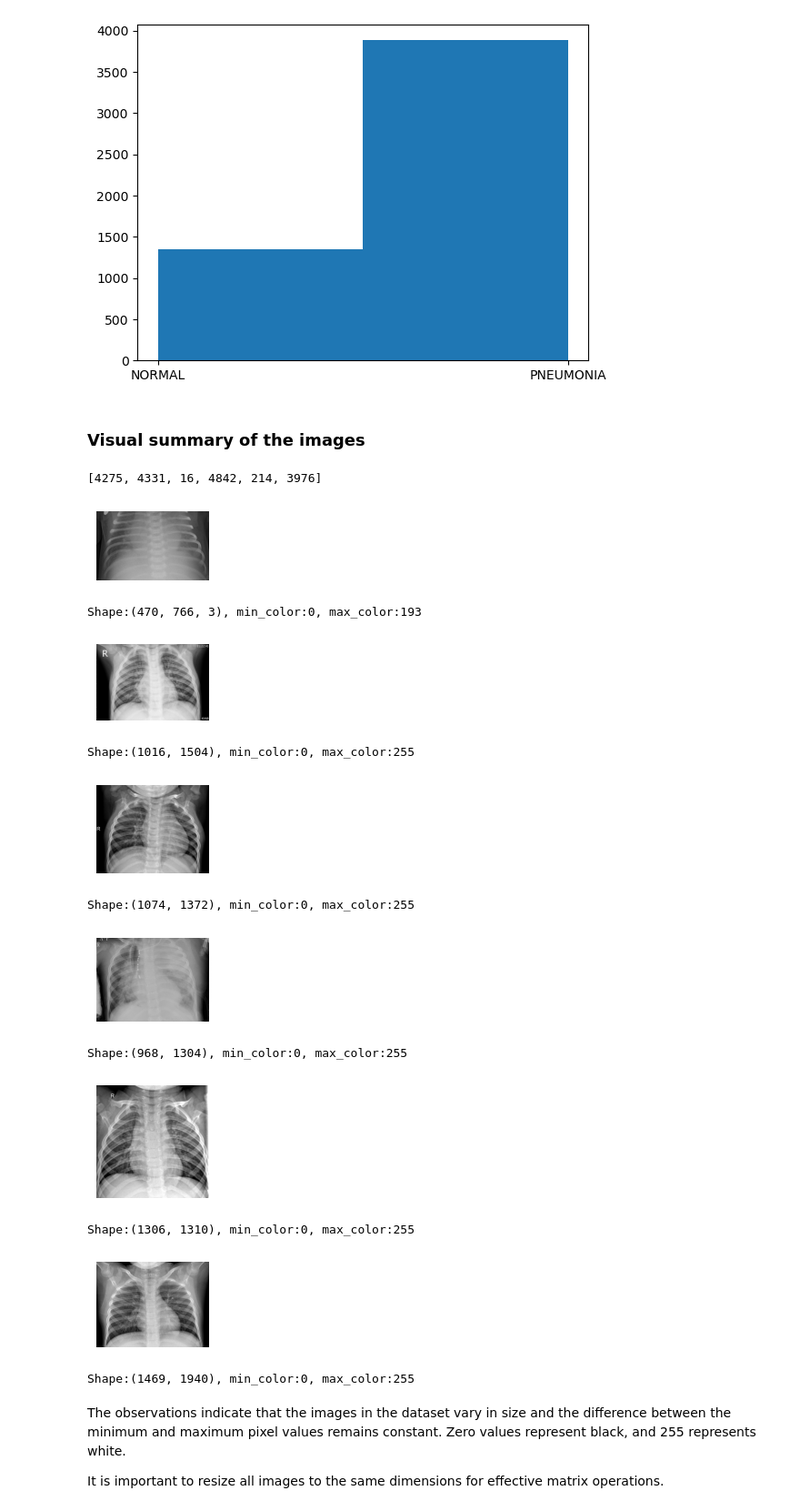
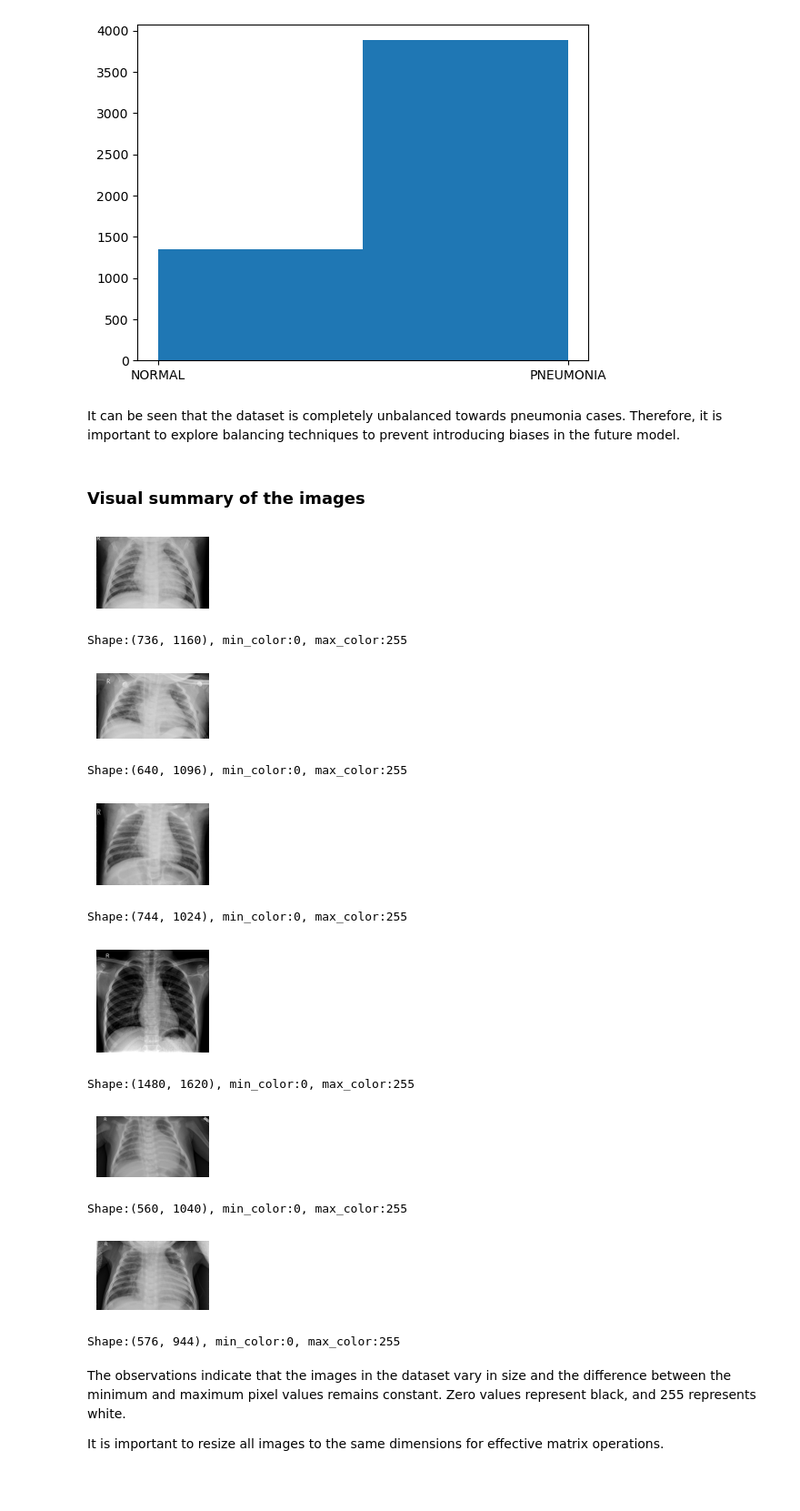
Before and after one commit to mmanzanomo/pytorch-CNN-pneumonia-detection, a Jupyter notebook: notebooks/exploratory/data_exploration.ipynb, the cells around one changed output. Shown at 91% size. Drawn from its saved outputs; the diff is of its cells as text; code cells hidden in the pictures; blank space fills up the shorter version.

```diff
--- a/notebooks/data_exploration.ipynb
+++ b/notebooks/exploratory/data_exploration.ipynb
@@ -42,0 +13,4 @@ The path ../../kaggle/pneumoniaDataset/chest_xray is valid.
+# %%
+path_dir = "../../kaggle/pneumoniaDataset/chest_xray"
+
+train_data_dir, test_data_dir = make_dataset.path_dataset(path_dir)
@@ -84,3 +30,0 @@ def load_chest_xray_data( data_directory ):
-# %%
-train_data_dir = os.path.join( path_dir, "train" )
-test_data_dir = os.path.join( path_dir, "test" )
@@ -95,6 +31,6 @@ test_data_dir
 # %%
-images, labels = load_chest_xray_data( train_data_dir )
-images_test, labels_test = load_chest_xray_data( test_data_dir )
+images, labels = make_dataset.load_chest_xray_data( train_data_dir )
+images_test, labels_test = make_dataset.load_chest_xray_data( test_data_dir )
 # %%
 print( "TRAINING SET" )
 print( "- Number of images: " + str( len(images) ))
@@ -144,38 +80,25 @@ plt.hist(np_labels, len(set(np_labels)))
 plt.show()
 # %% [output]
 [figure]
+# %% [markdown]
+It can be seen that the dataset is completely unbalanced towards pneumonia cases. Therefore, it is important to explore balancing techniques to prevent introducing biases in the future model.
 # %% [markdown]
 ### Visual summary of the images
-# %%
-random_images = random.sample(range(0, len(np_labels)), 6)
-random_images
-# %% [output]
-[4275, 4331, 16, 4842, 214, 3976]
-# %%
-for i in range(len(random_images)):
-    temp_image = np_images[random_images[i]]
-    plt.subplot(2, 3, i+1)
-    plt.axis("off")
-    # cmap="gray" to view in grayscale. (If not, take the color scale)
-    plt.imshow(temp_image, cmap="gray")
-    plt.subplots_adjust(wspace = 0.5)
-    plt.show()
-    print("Shape:{0}, min_color:{1}, max_color:{2}".format(temp_image.shape,
-                                               temp_image.min(),
-                                               temp_image.max()))
-# %% [output]
-[figure, removed]
-Shape:(470, 766, 3), min_color:0, max_color:193
-[figure, removed]
-Shape:(1016, 1504), min_color:0, max_color:255
-[figure, removed]
-Shape:(1074, 1372), min_color:0, max_color:255
-[figure, removed]
-Shape:(968, 1304), min_color:0, max_color:255
-[figure, removed]
-Shape:(1306, 1310), min_color:0, max_color:255
-[figure, removed]
-Shape:(1469, 1940), min_color:0, max_color:255
+# %%
+visualize.show_random_samples(np_images)
+# %% [output]
+[figure, added]
+Shape:(736, 1160), min_color:0, max_color:255
+[figure, added]
+Shape:(640, 1096), min_color:0, max_color:255
+[figure, added]
+Shape:(744, 1024), min_color:0, max_color:255
+[figure, added]
+Shape:(1480, 1620), min_color:0, max_color:255
+[figure, added]
+Shape:(560, 1040), min_color:0, max_color:255
+[figure, added]
+Shape:(576, 944), min_color:0, max_color:255
 # %% [markdown]
 The observations indicate that the images in the dataset vary in size and the difference between the minimum and maximum pixel values remains constant. Zero values represent black, and 255 represents white.
 
```
Also changed, not shown: parts of 15 cells of this notebook, 9 other files.
